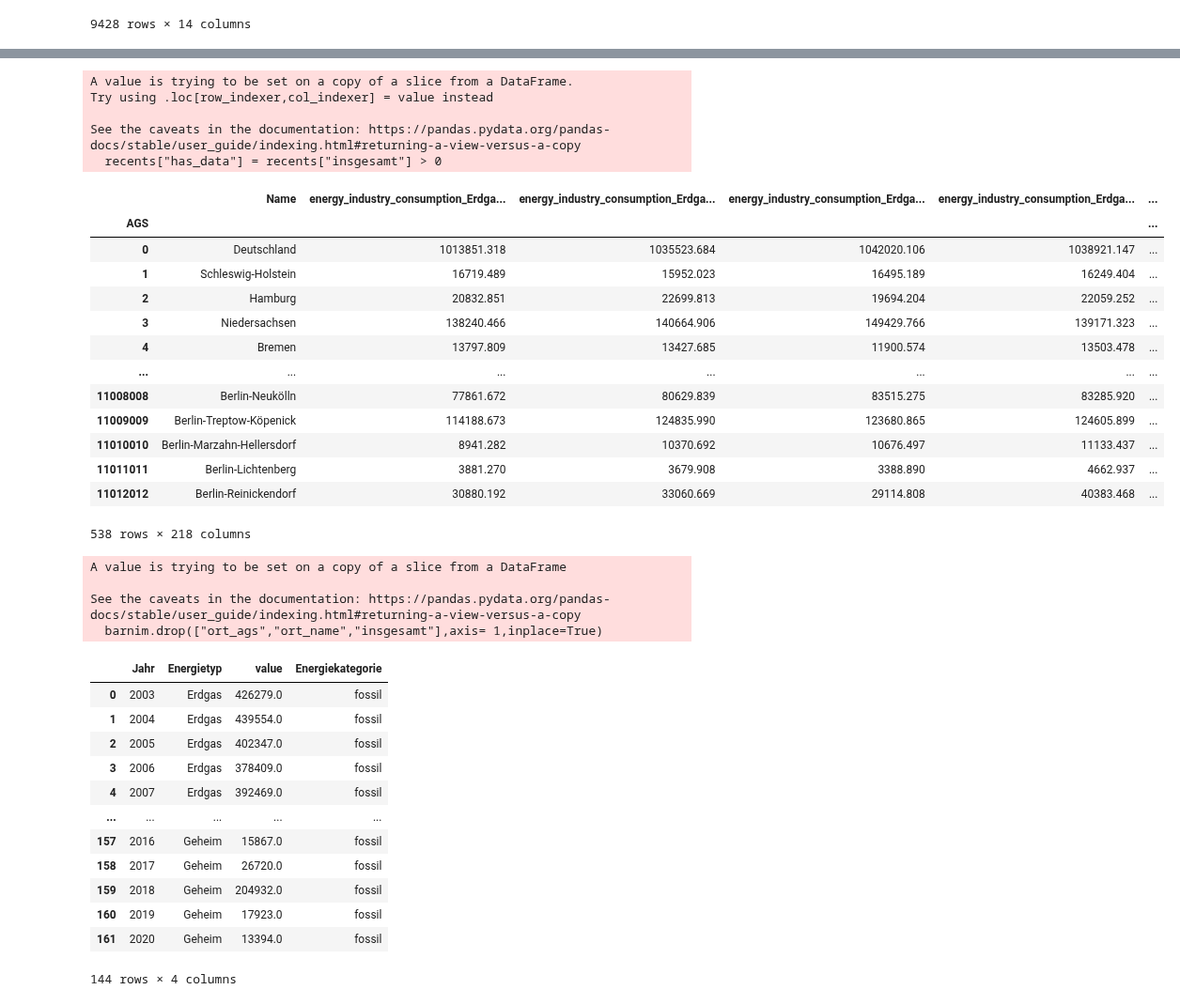
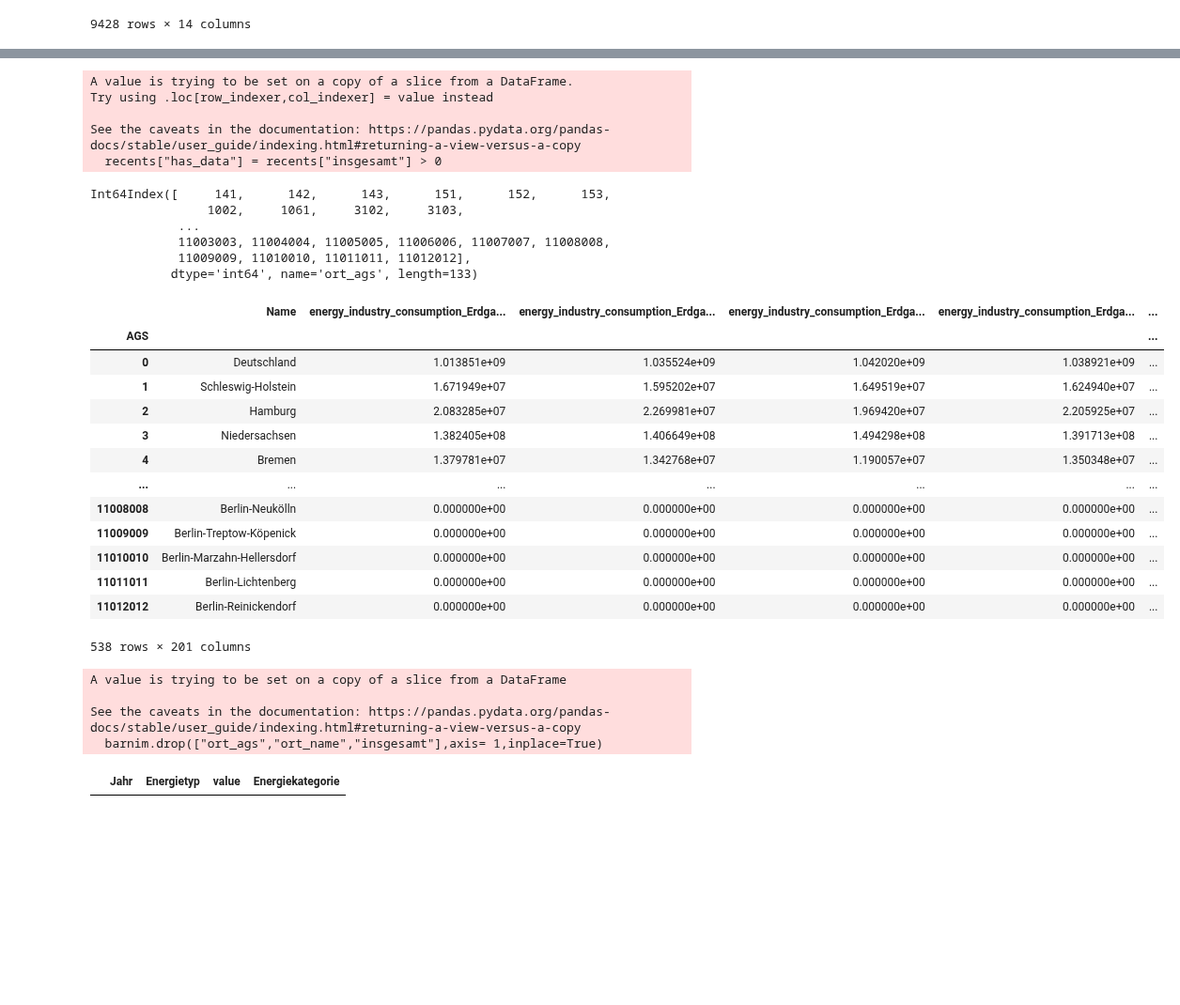
Before and after one commit to uclab-potsdam/klimataz, a Jupyter notebook: data/energy/final_data_landkreise_energy_industryenergyconsumption.ipynb, the cells around one changed output, grey strips where cells are left out. Shown at 94% size. Saved outputs shown, nothing was run; the diff lists cells and outputs as text; code cells hidden in the pictures; blank space fills up the shorter version.

```diff
--- a/data/energy/final_data_landkreise_energy_industryenergyconsumption.ipynb
+++ b/data/energy/final_data_landkreise_energy_industryenergyconsumption.ipynb
@@ -118,74 +103,73 @@ recents["has_data"] = recents["insgesamt"] > 0
 groups = recents.groupby(['ort_ags']).sum()
 without_data = groups[groups.has_data <= 5].index
 
-#use bundesland data for these cases
-pivot['bundeslanddata_used'] = False
-pivot.loc[pivot['ort_ags'].isin(without_data), 'bundeslanddata_used'] = True
-
-energycolumns = ['Erdgas', 'Erneuerbare Energien', 'Heizöl', 'Kohle',
-       'Sonstige Energieträger', 'Strom', 'Wärme', 'insgesamt', 'Anteil_Erneuerbar']
-
-for ort in without_data:
-    if int(ort) < 1000:
-        bundesland = int(str(int(ort))[2:])
-    else:
-        bundesland = int(str(int(ort))[-6:-3])
-    pivot.loc[pivot.ort_ags == ort,energycolumns] = pivot.loc[pivot.ort_ags == bundesland,energycolumns]
+without_data
 # %% [output]
 A value is trying to be set on a copy of a slice from a DataFrame.
 Try using .loc[row_indexer,col_indexer] = value instead
 
 See the caveats in the documentation: https://pandas.pydata.org/pandas-docs/stable/user_guide/indexing.html#returning-a-view-versus-a-copy
   recents["has_data"] = recents["insgesamt"] > 0
+Int64Index([     141,      142,      143,      151,      152,      153,
+                1002,     1061,     3102,     3103,
+            ...
+            11003003, 11004004, 11005005, 11006006, 11007007, 11008008,
+            11009009, 11010010, 11011011, 11012012],
+           dtype='int64', name='ort_ags', length=133)
 # %%
 #change year column to string to facilitate renaming columns after second pivot
 pivot['Jahr'] = pivot['Jahr'].astype(str)
 
 #pivot data to include years and energy types as columns
 piv_df = pivot.pivot(index=["ort_ags","ort_name"],columns="Jahr",values=['Erdgas', 'Erneuerbare Energien', 'Heizöl', 'Kohle',
-       'Sonstige Energieträger', 'Strom', 'Wärme','Geheim', 'insgesamt', 'Anteil_Erneuerbar',"Anteil_Geheim","bundeslanddata_used"])
+       'Sonstige Energieträger', 'Strom', 'Wärme','Geheim', 'insgesamt', 'Anteil_Erneuerbar',"Anteil_Geheim"])
 
 #collapse levels of column names and join energy type to year
 piv_df.columns = piv_df.columns.map('_'.join)
 
 #prepend all columns with indicator name
 piv_df=piv_df.add_prefix('energy_industry_consumption_')
 
 #reset index to recreate AGS and Name columns
 piv_df.reset_index(inplace=True)
 
 #rename regional id and name and strip whitespace from Name column
 piv_df.rename(columns={'ort_name':'Name','ort_ags':'AGS'},inplace=True)
 piv_df['Name']=piv_df['Name'].str.strip()
 piv_df['AGS']=pd.to_numeric(piv_df['AGS'])
 
+#store if AGS has only secret data
+piv_df['energy_industry_consumption_has_regional_data'] = True
+piv_df.loc[piv_df['AGS'].isin(without_data), 'energy_industry_consumption_has_regional_data'] = False
+
 #set AGS as index
 piv_df.set_index('AGS',inplace=True)
 piv_df.sort_index(inplace=True)
 
 ##tsd mjoule to tjoule (1000*10^-6=0.001)
-
-piv_df[piv_df.columns.difference(["Name","Unit","Anteil Erneuerbar"])] = piv_df[piv_df.columns.difference(["Name","Unit","Anteil Erneuerbar"])].applymap(lambda x: x*0.001)
+cols = [col for col in piv_df.columns if not "Anteil" in col]
+mask = piv_df[cols].columns.difference(["Name","Unit",'energy_industry_consumption_has_regional_data'])
+#piv_df[mask] = piv_df[mask].applymap(lambda x: x*0.001)
 
 #unit of measure
 piv_df["Unit"] = "TJoule"
 
 piv_df
 # %% [output]
 |  | Name | energy_industry_consumption_Erdga... | energy_industry_consumption_Erdga... | energy_industry_consumption_Erdga... | energy_industry_consumption_Erdga... | ... |
 | AGS |  |  |  |  |  | ... |
-| 0 | Deutschland | 1013851.318 | 1035523.684 | 1042020.106 | 1038921.147 | ... |
-| 1 | Schleswig-Holstein | 16719.489 | 15952.023 | 16495.189 | 16249.404 | ... |
-| 2 | Hamburg | 20832.851 | 22699.813 | 19694.204 | 22059.252 | ... |
-| 3 | Niedersachsen | 138240.466 | 140664.906 | 149429.766 | 139171.323 | ... |
-| 4 | Bremen | 13797.809 | 13427.685 | 11900.574 | 13503.478 | ... |
+| 0 | Deutschland | 1.013851e+09 | 1.035524e+09 | 1.042020e+09 | 1.038921e+09 | ... |
+| 1 | Schleswig-Holstein | 1.671949e+07 | 1.595202e+07 | 1.649519e+07 | 1.624940e+07 | ... |
+| 2 | Hamburg | 2.083285e+07 | 2.269981e+07 | 1.969420e+07 | 2.205925e+07 | ... |
+| 3 | Niedersachsen | 1.382405e+08 | 1.406649e+08 | 1.494298e+08 | 1.391713e+08 | ... |
+| 4 | Bremen | 1.379781e+07 | 1.342768e+07 | 1.190057e+07 | 1.350348e+07 | ... |
 | ... | ... | ... | ... | ... | ... | ... |
-| 11008008 | Berlin-Neukölln | 77861.672 | 80629.839 | 83515.275 | 83285.920 | ... |
-| 11009009 | Berlin-Treptow-Köpenick | 114188.673 | 124835.990 | 123680.865 | 124605.899 | ... |
-| 11010010 | Berlin-Marzahn-Hellersdorf | 8941.282 | 10370.692 | 10676.497 | 11133.437 | ... |
-| 11011011 | Berlin-Lichtenberg | 3881.270 | 3679.908 | 3388.890 | 4662.937 | ... |
-| 11012012 | Berlin-Reinickendorf | 30880.192 | 33060.669 | 29114.808 | 40383.468 | ... |
+| 11008008 | Berlin-Neukölln | 0.000000e+00 | 0.000000e+00 | 0.000000e+00 | 0.000000e+00 | ... |
+| 11009009 | Berlin-Treptow-Köpenick | 0.000000e+00 | 0.000000e+00 | 0.000000e+00 | 0.000000e+00 | ... |
+| 11010010 | Berlin-Marzahn-Hellersdorf | 0.000000e+00 | 0.000000e+00 | 0.000000e+00 | 0.000000e+00 | ... |
+| 11011011 | Berlin-Lichtenberg | 0.000000e+00 | 0.000000e+00 | 0.000000e+00 | 0.000000e+00 | ... |
+| 11012012 | Berlin-Reinickendorf | 0.000000e+00 | 0.000000e+00 | 0.000000e+00 | 0.000000e+00 | ... |
-538 rows × 218 columns
+538 rows × 201 columns
 # %%
 #save dataframe to file
 piv_df.to_csv("data/final_data_landkreis_energy_industryenergy.csv")
@@ -213,15 +197,3 @@ A value is trying to be set on a copy of a slice from a DataFrame
 See the caveats in the documentation: https://pandas.pydata.org/pandas-docs/stable/user_guide/indexing.html#returning-a-view-versus-a-copy
   barnim.drop(["ort_ags","ort_name","insgesamt"],axis= 1,inplace=True)
 |  | Jahr | Energietyp | value | Energiekategorie |
-| 0 | 2003 | Erdgas | 426279.0 | fossil |
-| 1 | 2004 | Erdgas | 439554.0 | fossil |
-| 2 | 2005 | Erdgas | 402347.0 | fossil |
-| 3 | 2006 | Erdgas | 378409.0 | fossil |
-| 4 | 2007 | Erdgas | 392469.0 | fossil |
-| ... | ... | ... | ... | ... |
-| 157 | 2016 | Geheim | 15867.0 | fossil |
-| 158 | 2017 | Geheim | 26720.0 | fossil |
-| 159 | 2018 | Geheim | 204932.0 | fossil |
-| 160 | 2019 | Geheim | 17923.0 | fossil |
-| 161 | 2020 | Geheim | 13394.0 | fossil |
-144 rows × 4 columns
```
Also changed, not shown: parts of 1 cell of this notebook, 5 other files.
